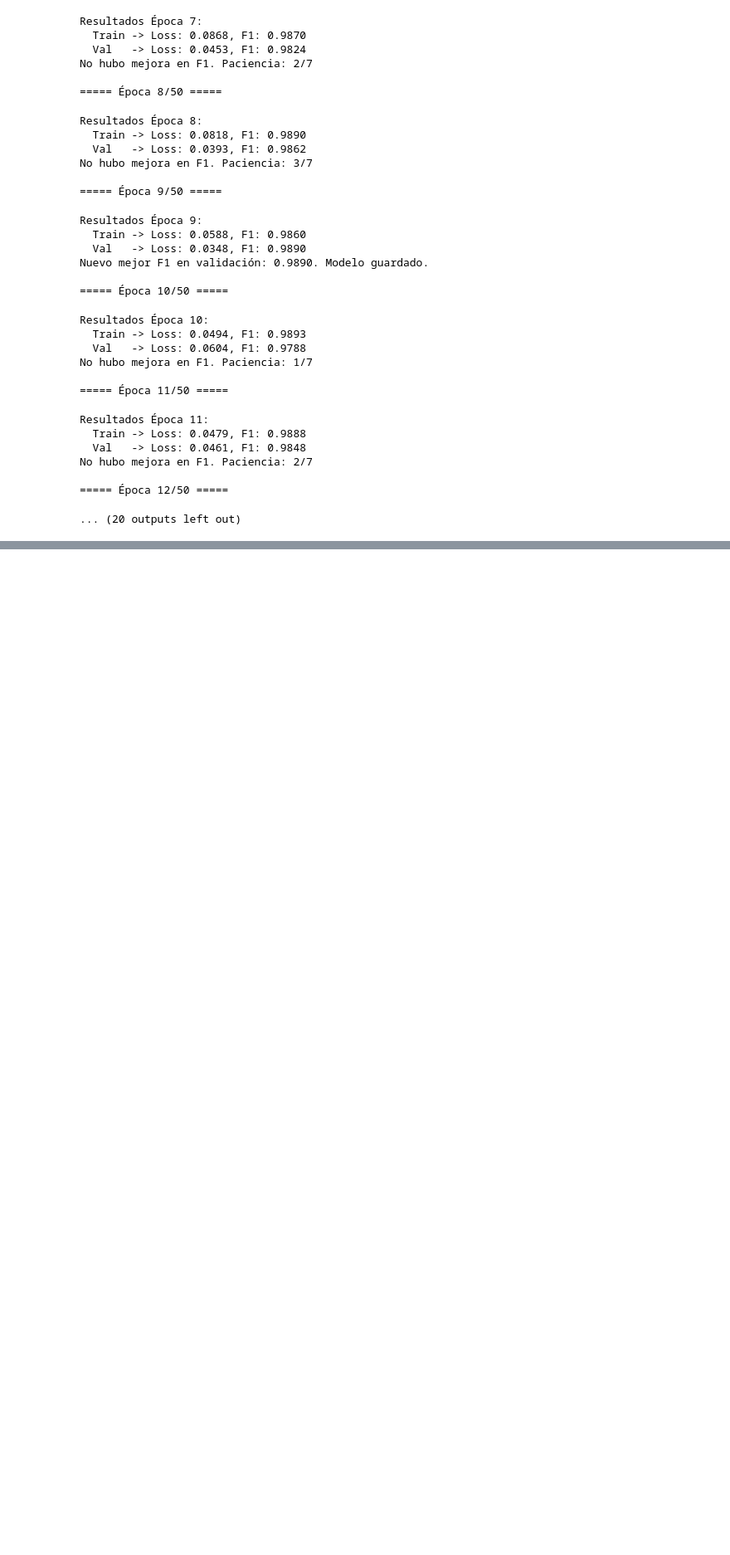
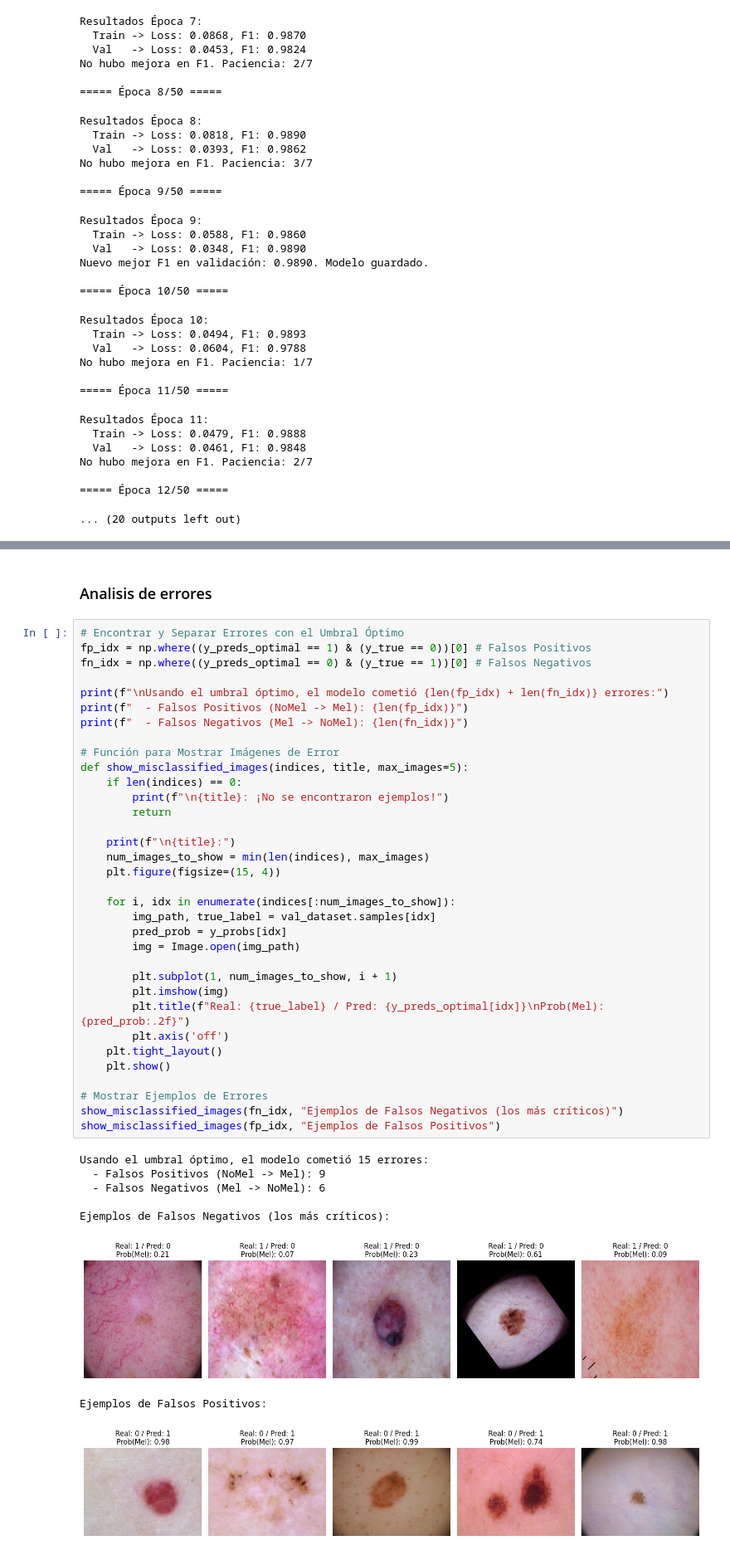
Before and after one commit to Taki3995/Melanoma_Detection, a Jupyter notebook: melanoma_detection.ipynb, the cells around one changed output, grey strips where cells are left out. Shown at 83% size. Saved outputs shown, nothing was run; the diff lists cells and outputs as text; blank space fills up the shorter version.

```diff
--- a/melanoma_detection.ipynb
+++ b/melanoma_detection.ipynb
@@ -775 +862,46 @@ No hubo mejora en F1. Paciencia: 2/7
+# %% [markdown]
+### Analisis de errores
+# %%
+# Encontrar y Separar Errores con el Umbral Óptimo
+fp_idx = np.where((y_preds_optimal == 1) & (y_true == 0))[0] # Falsos Positivos
+fn_idx = np.where((y_preds_optimal == 0) & (y_true == 1))[0] # Falsos Negativos
+
+print(f"\nUsando el umbral óptimo, el modelo cometió {len(fp_idx) + len(fn_idx)} errores:")
+print(f"  - Falsos Positivos (NoMel -> Mel): {len(fp_idx)}")
+print(f"  - Falsos Negativos (Mel -> NoMel): {len(fn_idx)}")
+
+# Función para Mostrar Imágenes de Error
+def show_misclassified_images(indices, title, max_images=5):
+    if len(indices) == 0:
+        print(f"\n{title}: ¡No se encontraron ejemplos!")
+        return
+
+    print(f"\n{title}:")
+    num_images_to_show = min(len(indices), max_images)
+    plt.figure(figsize=(15, 4))
+
+    for i, idx in enumerate(indices[:num_images_to_show]):
+        img_path, true_label = val_dataset.samples[idx]
+        pred_prob = y_probs[idx]
+        img = Image.open(img_path)
+
+        plt.subplot(1, num_images_to_show, i + 1)
+        plt.imshow(img)
+        plt.title(f"Real: {true_label} / Pred: {y_preds_optimal[idx]}\nProb(Mel): {pred_prob:.2f}")
+        plt.axis('off')
+    plt.tight_layout()
+    plt.show()
+
+# Mostrar Ejemplos de Errores
+show_misclassified_images(fn_idx, "Ejemplos de Falsos Negativos (los más críticos)")
+show_misclassified_images(fp_idx, "Ejemplos de Falsos Positivos")
+# %% [output]
+Usando el umbral óptimo, el modelo cometió 15 errores:
+  - Falsos Positivos (NoMel -> Mel): 9
+  - Falsos Negativos (Mel -> NoMel): 6
+
+Ejemplos de Falsos Negativos (los más críticos):
+[figure, added]
+Ejemplos de Falsos Positivos:
+[figure, added]
 # %% [markdown]
```
Also changed, not shown: parts of 19 cells of this notebook.
